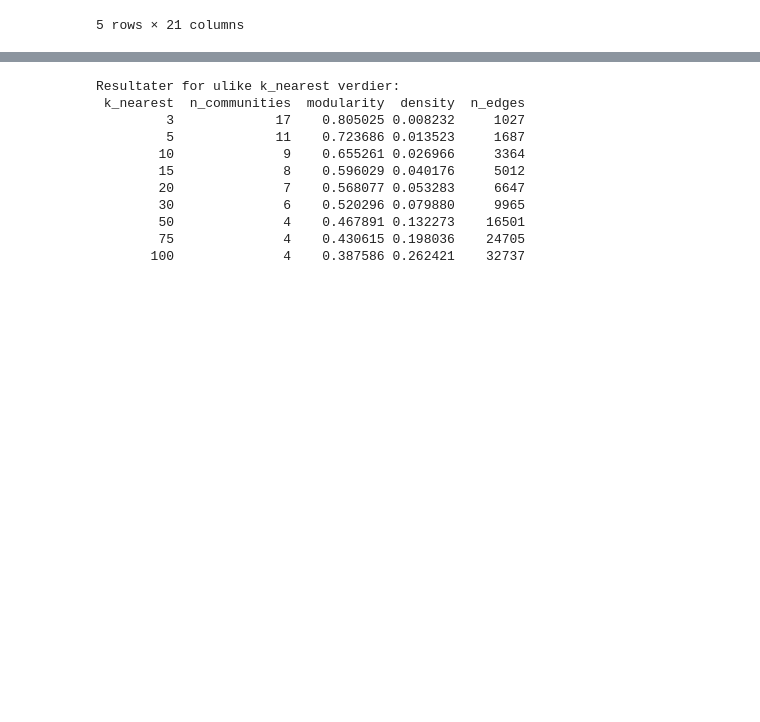
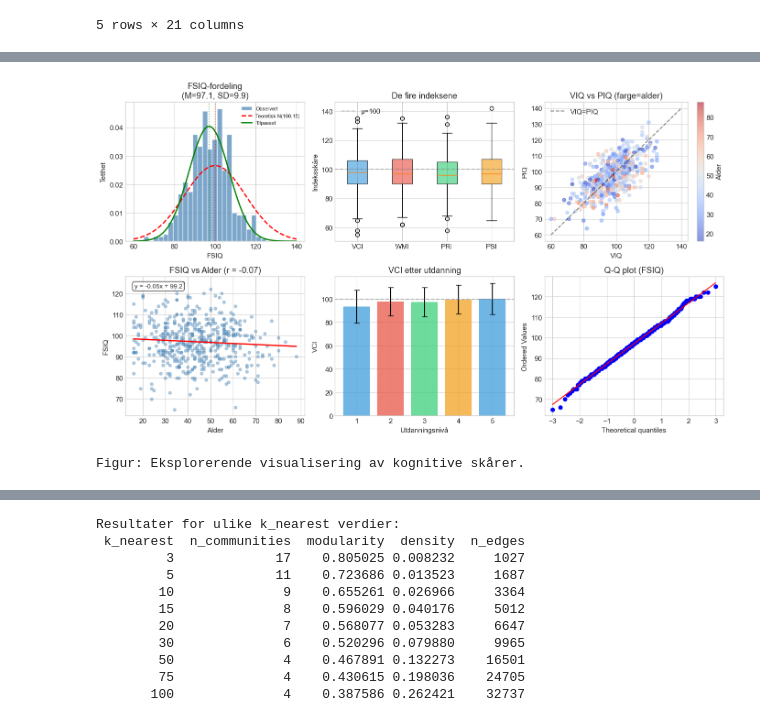
Before and after one commit to arvidl/ELMED219-2026, a Jupyter notebook: Lab1-NetworkSci-PSN/notebooks/04-pasient_likhetsnettverk_IQ_losninger.ipynb, the cells around one changed output, grey strips where cells are left out. Drawn from its saved outputs; the diff is of its cells as text; code cells hidden in the pictures; blank space fills up the shorter version.

```diff
--- a/Lab1-NetworkSci-PSN/notebooks/04-pasient_likhetsnettverk_IQ_losninger.ipynb
+++ b/Lab1-NetworkSci-PSN/notebooks/04-pasient_likhetsnettverk_IQ_losninger.ipynb
@@ -235,0 +441,79 @@ Vi systematisk tester ulike verdier av `k_nearest` og observerer effekten på:
+# %%
+# ============================================================================
+# EDA STEG 4: Visualisering av IQ-fordelinger
+# ============================================================================
+
+fig, axes = plt.subplots(2, 3, figsize=(14, 8))
+
+# FSIQ histogram med normalfordeling
+ax1 = axes[0, 0]
+ax1.hist(df['FSIQ'], bins=25, density=True, color='steelblue', edgecolor='white', alpha=0.7, label='Observert')
+x = np.linspace(60, 140, 100)
+ax1.plot(x, stats.norm.pdf(x, 100, 15), 'r--', linewidth=2, label='Teoretisk N(100,15)')
+ax1.plot(x, stats.norm.pdf(x, df['FSIQ'].mean(), df['FSIQ'].std()), 'g-', linewidth=2, label='Tilpasset')
+ax1.axvline(100, color='red', linestyle=':', alpha=0.5)
+ax1.axvline(df['FSIQ'].mean(), color='green', linestyle=':', alpha=0.5)
+ax1.set_xlabel('FSIQ')
+ax1.set_ylabel('Tetthet')
+ax1.set_title(f'FSIQ-fordeling\n(M={df["FSIQ"].mean():.1f}, SD={df["FSIQ"].std():.1f})')
+ax1.legend(fontsize=8)
+
+# Boxplots for de fire indeksene
+ax2 = axes[0, 1]
+bp = ax2.boxplot([df[col] for col in ['VCI', 'WMI', 'PRI', 'PSI']],
+                  labels=['VCI', 'WMI', 'PRI', 'PSI'], patch_artist=True)
+colors = ['#3498db', '#e74c3c', '#2ecc71', '#f39c12']
+for patch, color in zip(bp['boxes'], colors):
+    patch.set_facecolor(color)
+    patch.set_alpha(0.6)
+ax2.axhline(100, color='gray', linestyle='--', alpha=0.5, label='μ=100')
+ax2.set_ylabel('Indeksskåre')
+ax2.set_title('De fire indeksene')
+ax2.legend()
+
+# VIQ vs PIQ scatter
+ax3 = axes[0, 2]
+scatter = ax3.scatter(df['VIQ'], df['PIQ'], c=df['Age'], cmap='coolwarm', alpha=0.6, s=30)
+ax3.plot([60, 140], [60, 140], 'k--', alpha=0.5, label='VIQ=PIQ')
+ax3.set_xlabel('VIQ')
+ax3.set_ylabel('PIQ')
+ax3.set_title('VIQ vs PIQ (farge=alder)')
+plt.colorbar(scatter, ax=ax3, label='Alder')
+ax3.legend()
+
+# Alder vs FSIQ med regresjonslinje
+ax4 = axes[1, 0]
+ax4.scatter(df['Age'], df['FSIQ'], alpha=0.4, s=20, c='steelblue')
+z = np.polyfit(df['Age'], df['FSIQ'], 1)
+p = np.poly1d(z)
+r = np.corrcoef(df['Age'], df['FSIQ'])[0,1]
+ax4.plot(sorted(df['Age']), p(sorted(df['Age'])), 'r-', linewidth=2)
+ax4.set_xlabel('Alder')
+ax4.set_ylabel('FSIQ')
+ax4.set_title(f'FSIQ vs Alder (r = {r:.2f})')
+ax4.text(0.05, 0.95, f'y = {z[0]:.2f}x + {z[1]:.1f}', transform=ax4.transAxes,
+         fontsize=10, va='top', bbox=dict(boxstyle='round', facecolor='white', alpha=0.8))
+
+# Utdanning vs VCI
+ax5 = axes[1, 1]
+edu_vci = df.groupby('Education')['VCI'].agg(['mean', 'std'])
+ax5.bar(edu_vci.index, edu_vci['mean'], yerr=edu_vci['std'],
+        color=colors, capsize=4, alpha=0.7)
+ax5.axhline(100, color='gray', linestyle='--', alpha=0.5)
+ax5.set_xlabel('Utdanningsnivå')
+ax5.set_ylabel('VCI')
+ax5.set_title('VCI etter utdanning')
+
+# Q-Q plot for normalitetssjekk
+ax6 = axes[1, 2]
+stats.probplot(df['FSIQ'], dist="norm", plot=ax6)
+ax6.set_title('Q-Q plot (FSIQ)')
+ax6.get_lines()[1].set_color('red')
+
+plt.tight_layout()
+plt.show()
+
+print("\nFigur: Eksplorerende visualisering av kognitive skårer.")
+# %% [output]
+[figure, added]
+Figur: Eksplorerende visualisering av kognitive skårer.
```
Also changed, not shown: parts of 33 cells of this notebook, 3 other files.
